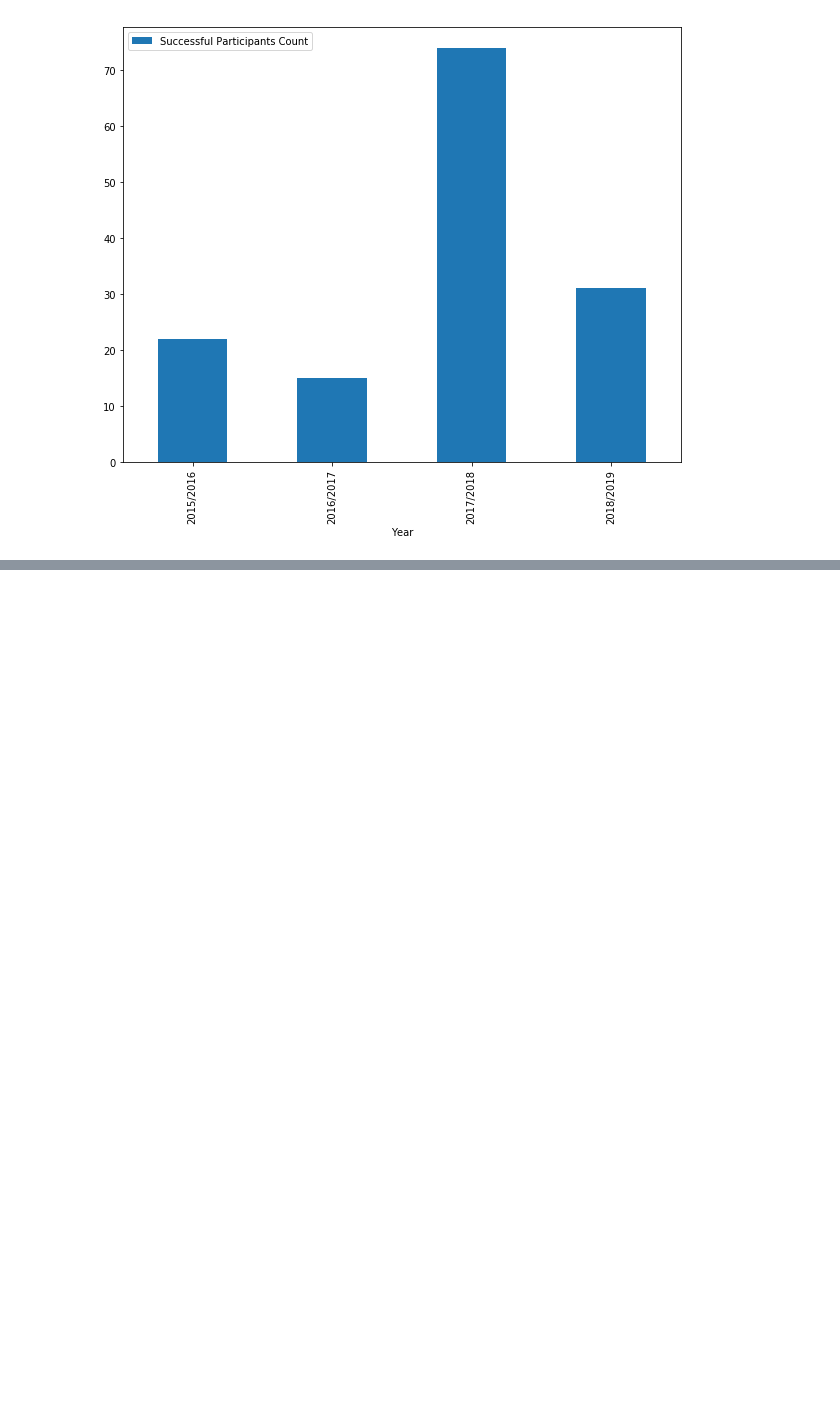
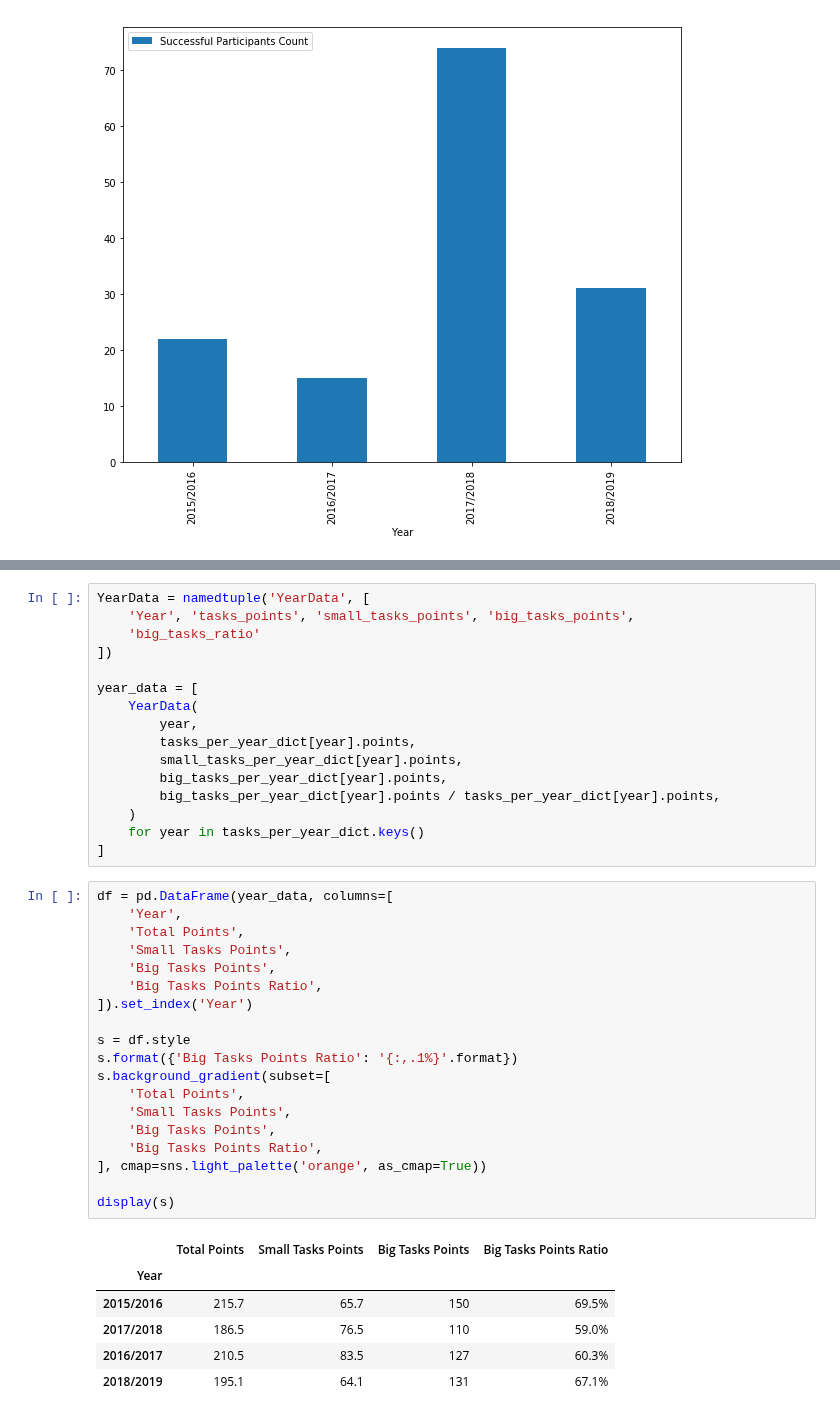
Before and after one commit to fi-ksi/dashboard-alpha, a Jupyter notebook: notebooks/years.ipynb, the cells around one changed output, grey strips where cells are left out. Drawn from its saved outputs; the diff is of its cells as text; blank space fills up the shorter version.

```diff
--- a/notebooks/years.ipynb
+++ b/notebooks/years.ipynb
@@ -130,2 +142,44 @@ df.plot.bar(stacked=True)
+# %%
+YearData = namedtuple('YearData', [
+    'Year', 'tasks_points', 'small_tasks_points', 'big_tasks_points',
+    'big_tasks_ratio'
+])
+
+year_data = [
+    YearData(
+        year,
+        tasks_per_year_dict[year].points,
+        small_tasks_per_year_dict[year].points,
+        big_tasks_per_year_dict[year].points,
+        big_tasks_per_year_dict[year].points / tasks_per_year_dict[year].points,
+    )
+    for year in tasks_per_year_dict.keys()
+]
+# %%
+df = pd.DataFrame(year_data, columns=[
+    'Year',
+    'Total Points',
+    'Small Tasks Points',
+    'Big Tasks Points',
+    'Big Tasks Points Ratio',
+]).set_index('Year')
+
+s = df.style
+s.format({'Big Tasks Points Ratio': '{:,.1%}'.format})
+s.background_gradient(subset=[
+    'Total Points',
+    'Small Tasks Points',
+    'Big Tasks Points',
+    'Big Tasks Points Ratio',
+], cmap=sns.light_palette('orange', as_cmap=True))
+
+display(s)
+# %% [output]
+|  | Total Points | Small Tasks Points | Big Tasks Points | Big Tasks Points Ratio |
+| Year |  |  |  |  |
+| 2015/2016 | 215.7 | 65.7 | 150 | 69.5% |
+| 2017/2018 | 186.5 | 76.5 | 110 | 59.0% |
+| 2016/2017 | 210.5 | 83.5 | 127 | 60.3% |
+| 2018/2019 | 195.1 | 64.1 | 131 | 67.1% |
 # %%
 YearData = namedtuple('YearData', [
```
Also changed, not shown: parts of 5 cells of this notebook.
